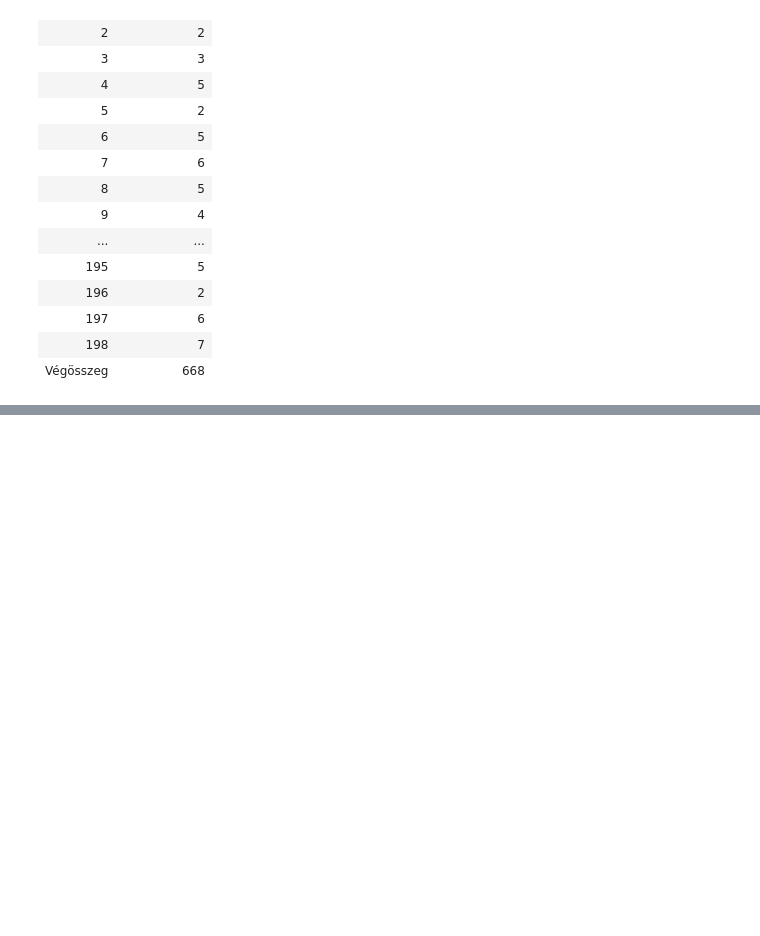
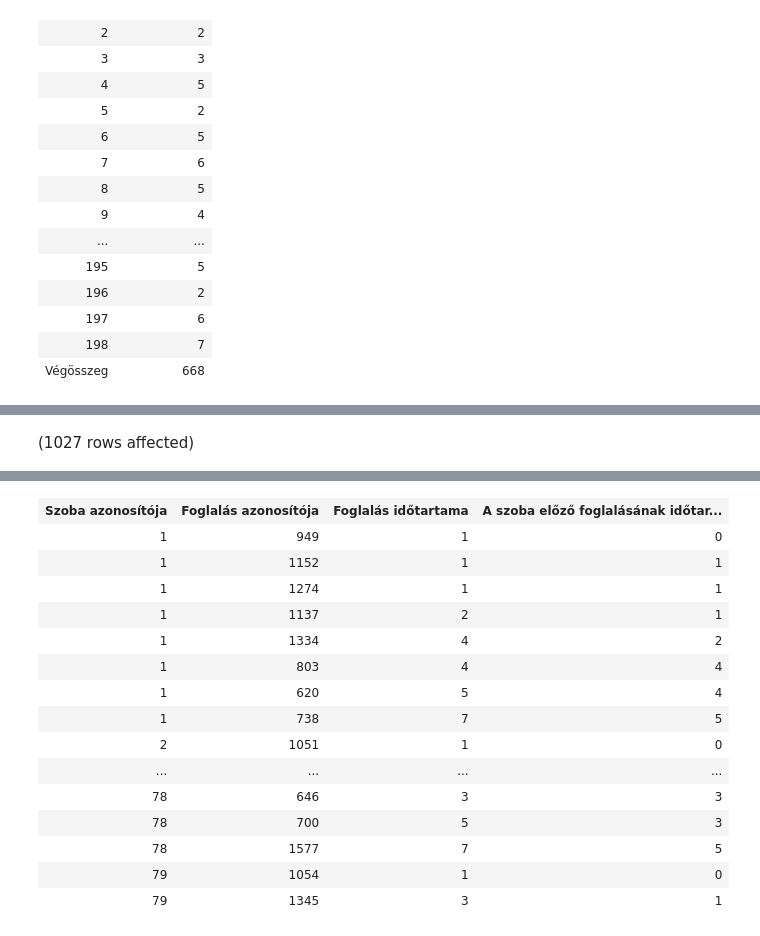
Before and after one commit to hodver/sql_adatbazisok, a Jupyter notebook: zh2.ipynb, the cells around one changed output, grey strips where cells are left out. Saved outputs shown, nothing was run; the diff lists cells and outputs as text; code cells hidden in the pictures; blank space fills up the shorter version.

```diff
--- a/zh2.ipynb
+++ b/zh2.ipynb
@@ -29,0 +35,8 @@ Total execution time: 00:00:00.056
+# %%
+SELECT SZOBA_FK AS 'Szoba azonosítója',
+        FOGLALAS_PK AS 'Foglalás azonosítója',
+        DATEDIFF(DAY,METTOL,MEDDIG) AS 'Foglalás időtartama',
+        LAG(DATEDIFF(DAY,METTOL,MEDDIG),1,0) OVER (PARTITION BY SZOBA_FK ORDER BY DATEDIFF(DAY,METTOL,MEDDIG)) AS 'A szoba előző foglalásának időtartama'
+FROM Foglalas
+# %% [output]
+(1027 rows affected)
@@ -29,0 +44,16 @@ Total execution time: 00:00:00.056
+| Szoba azonosítója | Foglalás azonosítója | Foglalás időtartama | A szoba előző foglalásának időtar... |
+| 1 | 949 | 1 | 0 |
+| 1 | 1152 | 1 | 1 |
+| 1 | 1274 | 1 | 1 |
+| 1 | 1137 | 2 | 1 |
+| 1 | 1334 | 4 | 2 |
+| 1 | 803 | 4 | 4 |
+| 1 | 620 | 5 | 4 |
+| 1 | 738 | 7 | 5 |
+| 2 | 1051 | 1 | 0 |
+| ... | ... | ... | ... |
+| 78 | 646 | 3 | 3 |
+| 78 | 700 | 5 | 3 |
+| 78 | 1577 | 7 | 5 |
+| 79 | 1054 | 1 | 0 |
+| 79 | 1345 | 3 | 1 |
```
Also changed, not shown: parts of 2 cells of this notebook.
